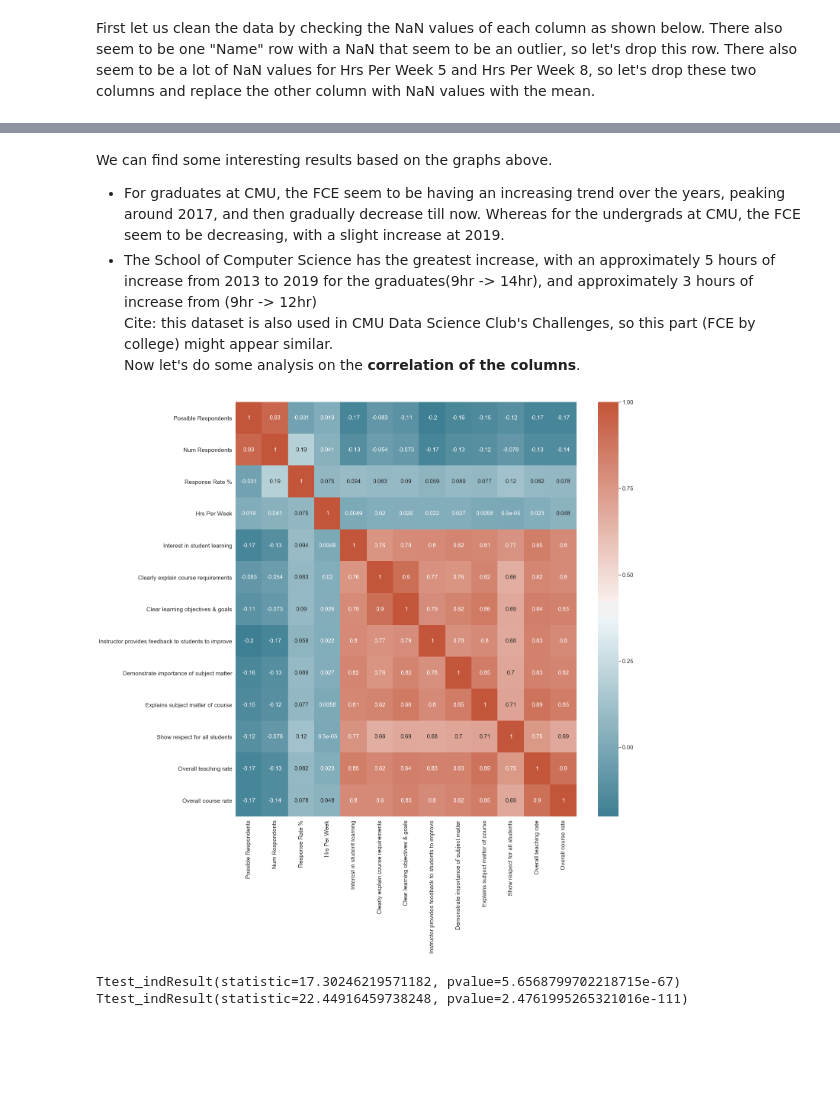
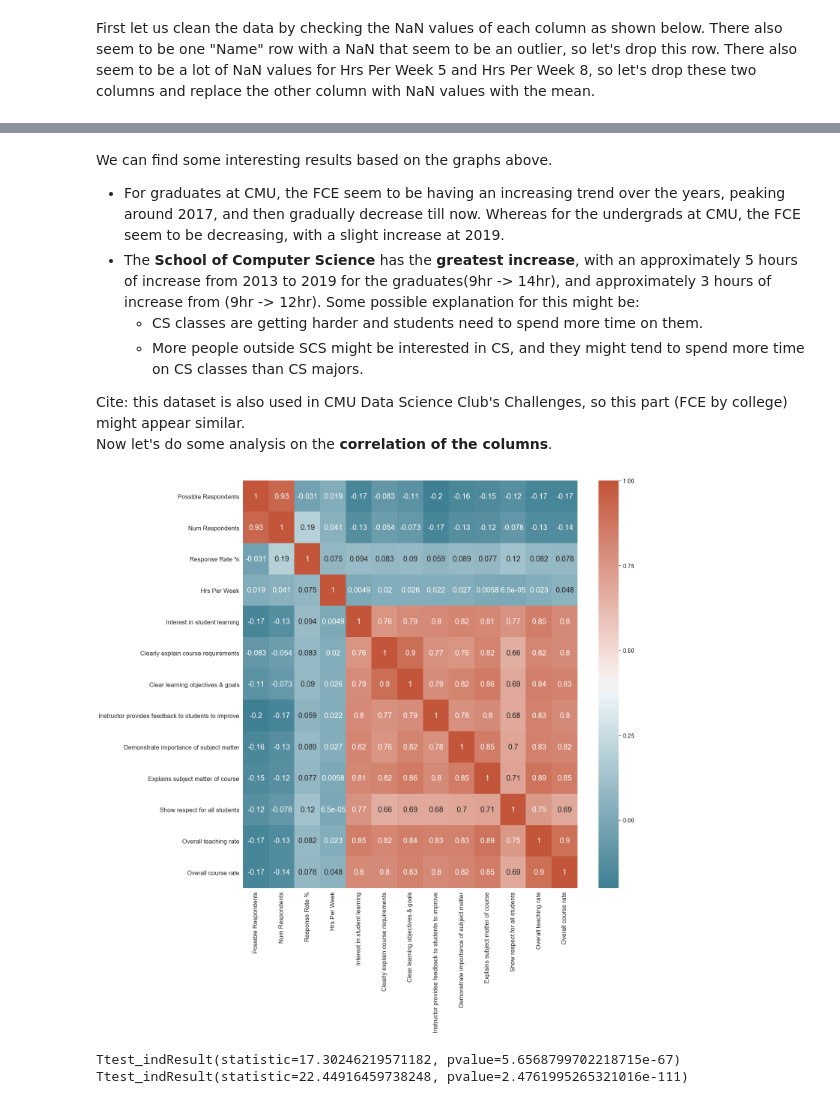
Before and after one commit to TheJYKoder/-15-388-Final-Project-F19-, a Jupyter notebook: 15388 Final Project FCE.ipynb, the cells around one changed output, grey strips where cells are left out. Saved outputs shown, nothing was run; the diff lists cells and outputs as text; code cells hidden in the pictures; blank space fills up the shorter version.

Commit message:
Cleaned up the previous graphs
- ratemyprof scraper seems buggy
- trying to not hand entering the prof's name

```diff
--- a/15388 Final Project FCE.ipynb
+++ b/15388 Final Project FCE.ipynb
@@ -133,22 +138,24 @@ g.add_legend()
 # %% [markdown]
 We can find some interesting results based on the graphs above.
 * For graduates at CMU, the FCE seem to be having an increasing trend over the years, peaking around 2017, and then gradually decrease till now. Whereas for the undergrads at CMU, the FCE seem to be decreasing, with a slight increase at 2019.
-* The School of Computer Science has the greatest increase, with an approximately 5 hours of increase from 2013 to 2019 for the graduates(9hr -> 14hr), and approximately 3 hours of increase from (9hr -> 12hr) <br>
+* The **School of Computer Science** has the **greatest increase**, with an approximately 5 hours of increase from 2013 to 2019 for the graduates(9hr -> 14hr), and approximately 3 hours of increase from (9hr -> 12hr). Some possible explanation for this might be:
+    * CS classes are getting harder and students need to spend more time on them.
+    * More people outside SCS might be interested in CS, and they might tend to spend more time on CS classes than CS majors. <br>
+
 Cite: this dataset is also used in CMU Data Science Club's Challenges, so this part (FCE by college) might appear similar. <br>
 Now let's do some analysis on the **correlation of the columns**.
 # %%
 # sns.palplot(sns.color_palette("BrBG", 10))
 plt.figure(figsize = (20,20))
 corr_lst = list(df.select_dtypes(include=['int', 'float']).columns)
 corr_df = df[corr_lst]
 corr_df.drop("Year", axis=1, inplace=True)
 corr = corr_df.corr()
-# ax = sns.heatmap(corr, cmap="YlGnBu",annot=True)
-sns.set(font_scale=1.4)
+sns.set(font_scale=1.5)
 ax = sns.heatmap(corr, cmap=sns.diverging_palette(220, 20, as_cmap=True),
-                 annot=True, annot_kws={"size": 15})
+                 annot=True, annot_kws={"size": 20})
 # %% [output]
-[figure, old version]
+[figure, new version]
 # %%
 print(ttest_ind(df['Overall teaching rate'], df["Overall course rate"]))
 print(ttest_ind(df['Explains subject matter of course'], df["Overall course rate"]))
```
Also changed, not shown: parts of 24 cells of this notebook, 1 other file.
